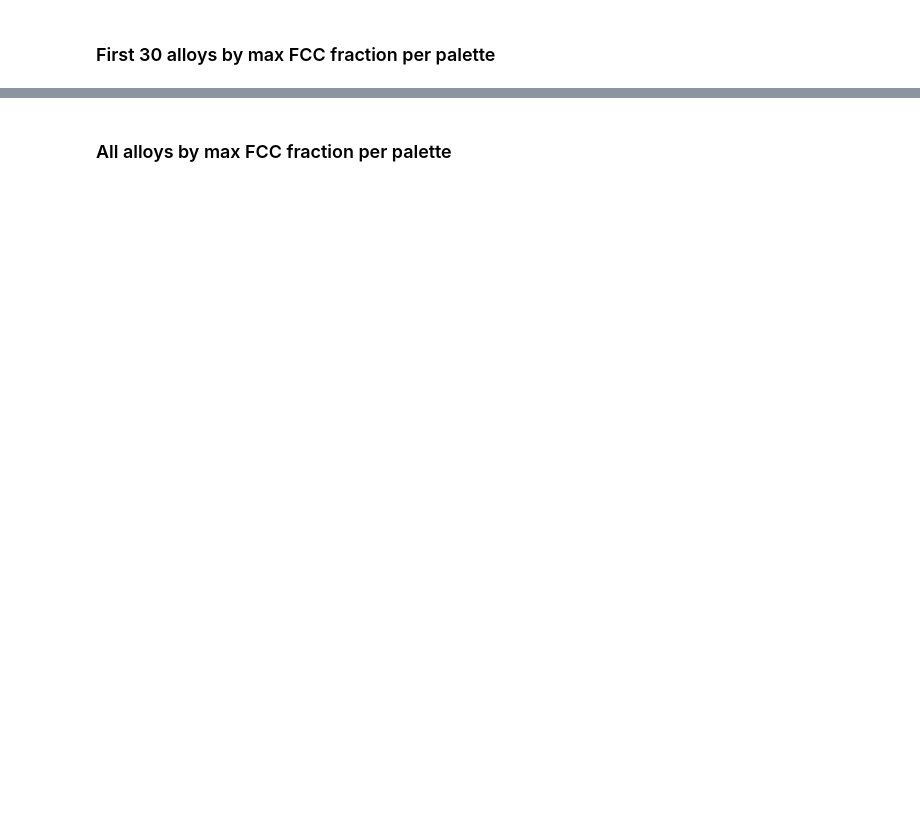
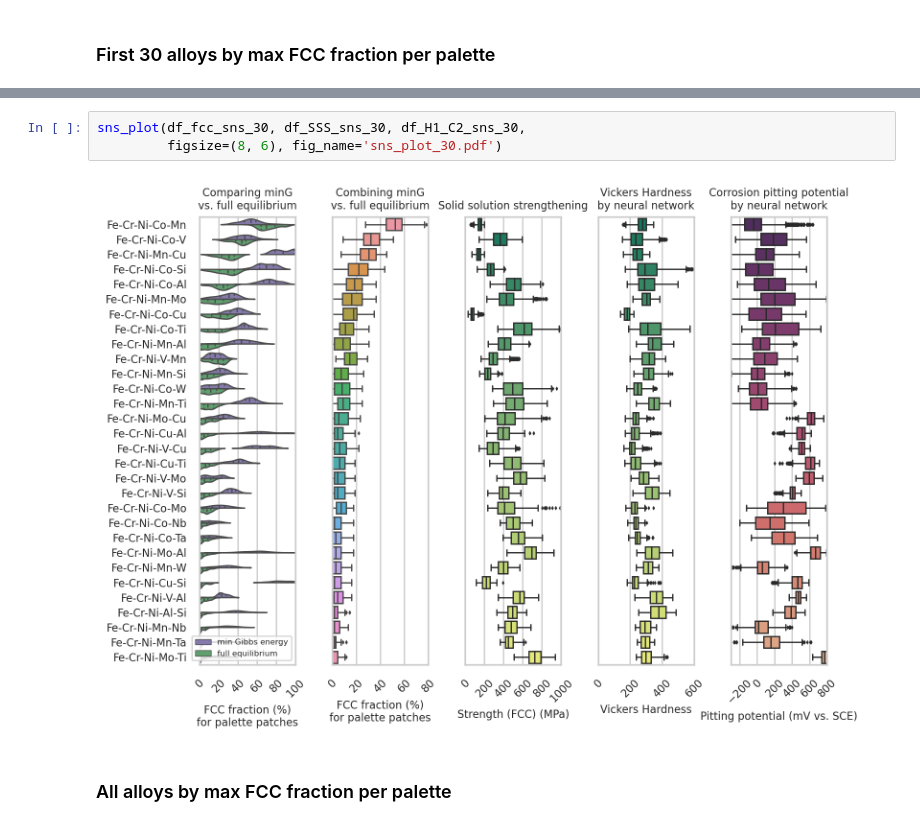
Before and after one commit to YXWU2014/CCA_CALPHAD_SSS_ML, a Jupyter notebook: sns_plot.ipynb, the cells around one changed output, grey strips where cells are left out. Cells and saved outputs as stored; diff of their text form; blank space fills up the shorter version.

```diff
--- a/sns_plot.ipynb
+++ b/sns_plot.ipynb
@@ -420,2 +459,7 @@ plt.show()
+# %%
+sns_plot(df_fcc_sns_30, df_SSS_sns_30, df_H1_C2_sns_30,
+         figsize=(8, 6), fig_name='sns_plot_30.pdf')
+# %% [output]
+[figure, added]
 # %% [markdown]
 ### All alloys by max FCC fraction per palette
```
Also changed, not shown: parts of 7 cells of this notebook, 4 other files.
